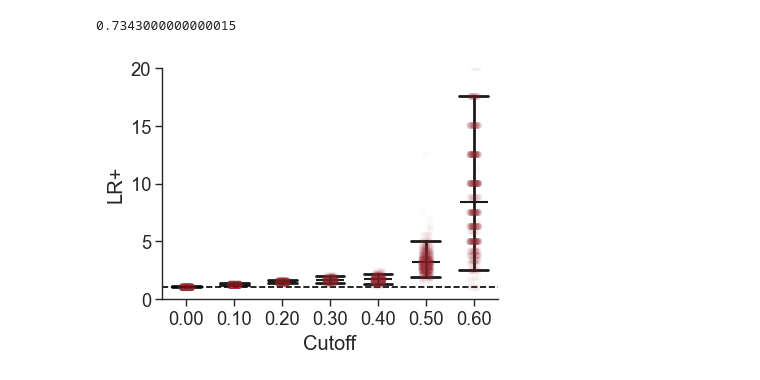
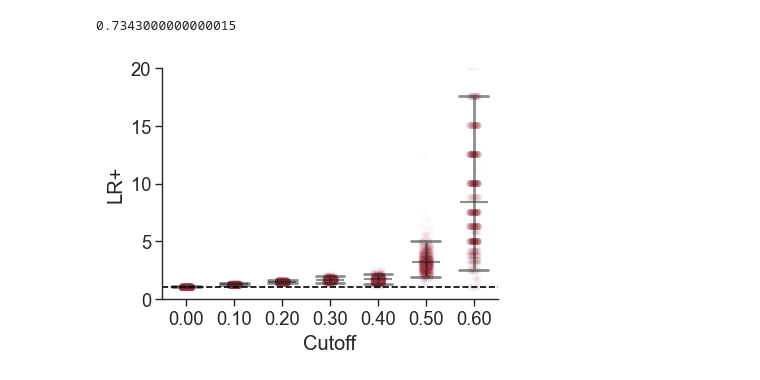
Before and after one commit to InfectionMedicineProteomics/DigitalFamilyAnalysis, a Jupyter notebook: 4_high_risk_sepsis_df/2_clinical_data_df_metrics.ipynb, the cells around one changed output. Drawn from its saved outputs; the diff is of its cells as text; code cells hidden in the pictures.

```diff
--- a/4_high_risk_sepsis_df/2_clinical_data_df_metrics.ipynb
+++ b/4_high_risk_sepsis_df/2_clinical_data_df_metrics.ipynb
@@ -169,38 +169,40 @@ sns.pointplot(
     err_kws={"color": "k", "linewidth": 2},
     linewidth=2,
     legend=False,
-    ax=axs
+    ax=axs,
+    alpha=.5,
 )
 
 sns.stripplot(
     data=mort_lr_df,
     x="Cutoff",
     y="LR+",
     ax=axs,
     color="#A32F3C",
     linewidth=0,
     legend=False,
     alpha=0.02,
+    zorder=1,
 
 )
 
 axs.set_xlabel("Cutoff\nOrgan Dysfunction")
 
 axs.axhline(y=1, linestyle='--', color='black')
 axs.set_xticklabels(
     [f"{val:.2f}" for val in mort_lr_df['Cutoff']],
 )
 axs.set_ylim(0, 20)
 
 axs.set_xlabel("Cutoff")
 #axs[1].set_title("Organ Dysfunction")
 
 
 
 fig.set_size_inches(
     (4, 3)
 )
 
 fig.savefig("pod_metrics.pdf", bbox_inches="tight", dpi=300, transparent=True)
 # %% [output]
-[figure, old version]
+[figure, new version]
```
Also changed, not shown: 16 other files.
